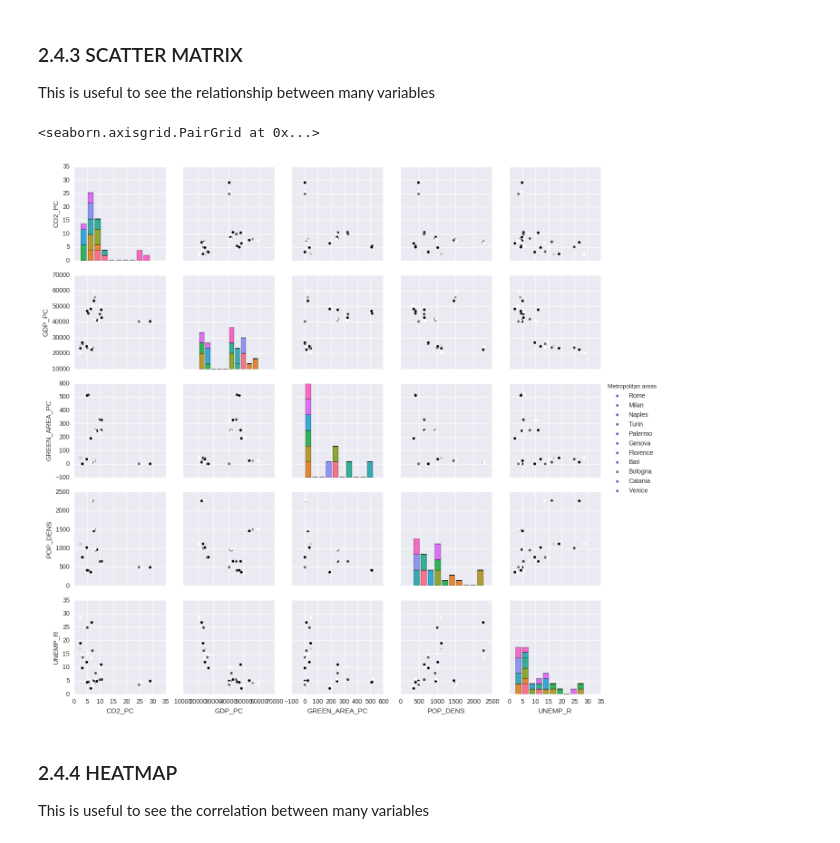
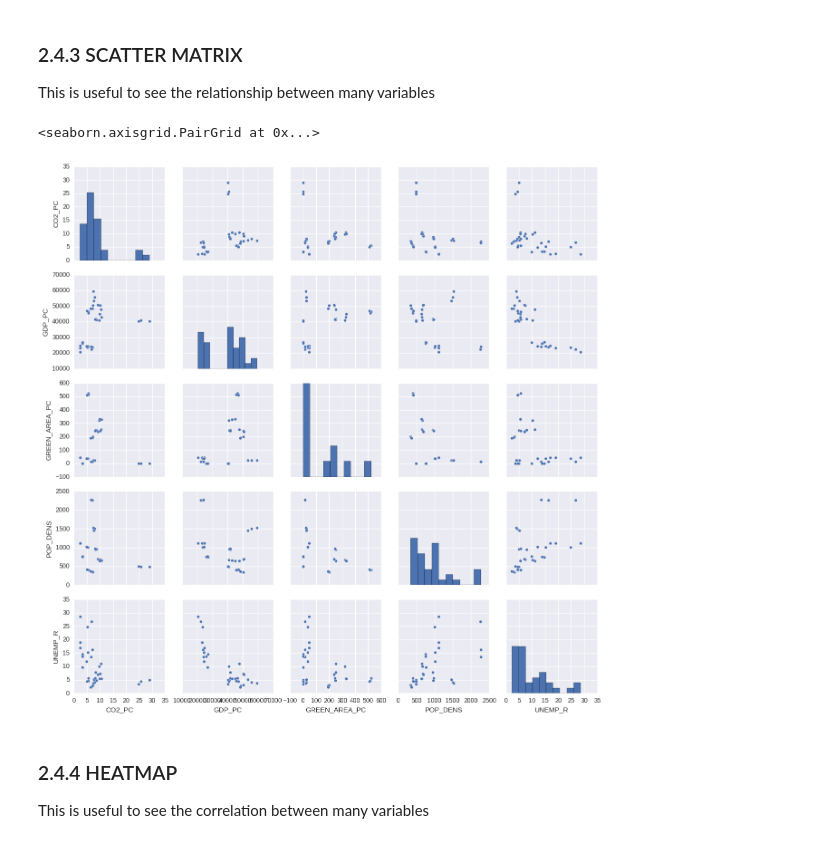
Before and after one commit to jgarciab/wwd2018, a Jupyter notebook: 5_DataViz/class3b_data_visualization.ipynb, the cells around one changed output. Drawn from its saved outputs; the diff is of its cells as text; code cells hidden in the pictures.

```diff
--- a/5_DataViz/class3b_data_visualization.ipynb
+++ b/5_DataViz/class3b_data_visualization.ipynb
@@ -31,7 +31,7 @@ import numpy as np
 
 def read_our_csv():
     #reading the raw data from oecd
-    df = pd.read_csv("../class2/data/CITIES_19122016195113034.csv",sep="\t")
+    df = pd.read_csv("../../wwd2017/class2/data/CITIES_19122016195113034.csv",sep="\t")
 
     #fixing the columns (the first one is ""METRO_ID"" instead of "METRO_ID")
     cols = list(df.columns)
@@ -431,10 +436,10 @@ This is useful to see the relationship between many variables
 # %%
 df_subset = df.loc[:,["Metropolitan areas","CO2_PC","GDP_PC","GREEN_AREA_PC","POP_DENS","UNEMP_R"]].dropna()
 # %%
-sns.pairplot(df_subset.dropna(),hue="Metropolitan areas")
+sns.pairplot(df_subset.dropna())#,hue="Metropolitan areas")
 # %% [output]
 <seaborn.axisgrid.PairGrid at 0x...>
-[figure, old version]
+[figure, new version]
 # %% [markdown]
 ### 2.4.4 HEATMAP
 This is useful to see the correlation between many variables
```
Also changed, not shown: parts of 9 cells of this notebook, 11 other files.
